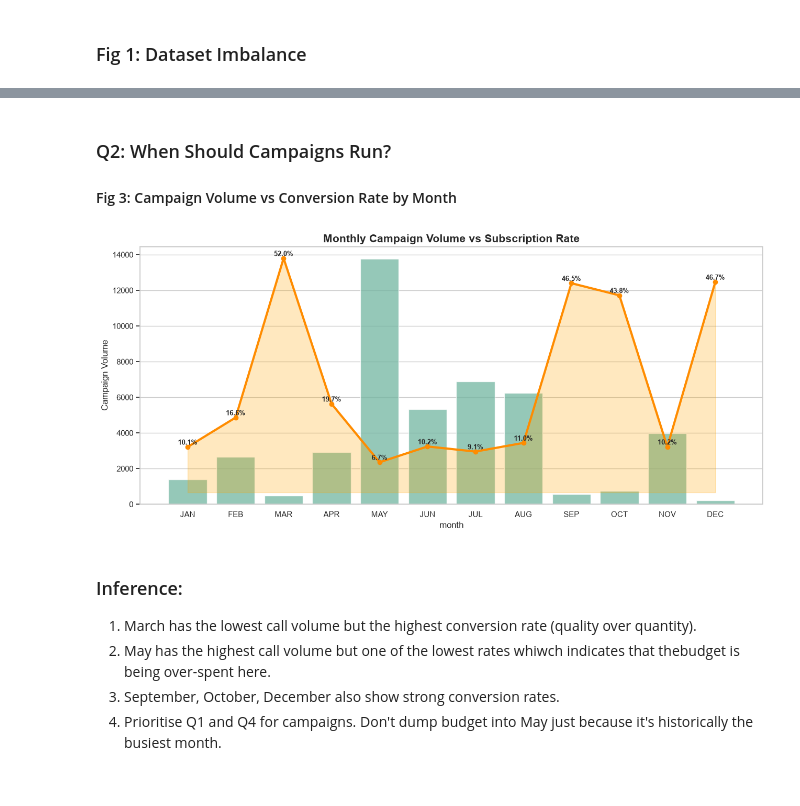
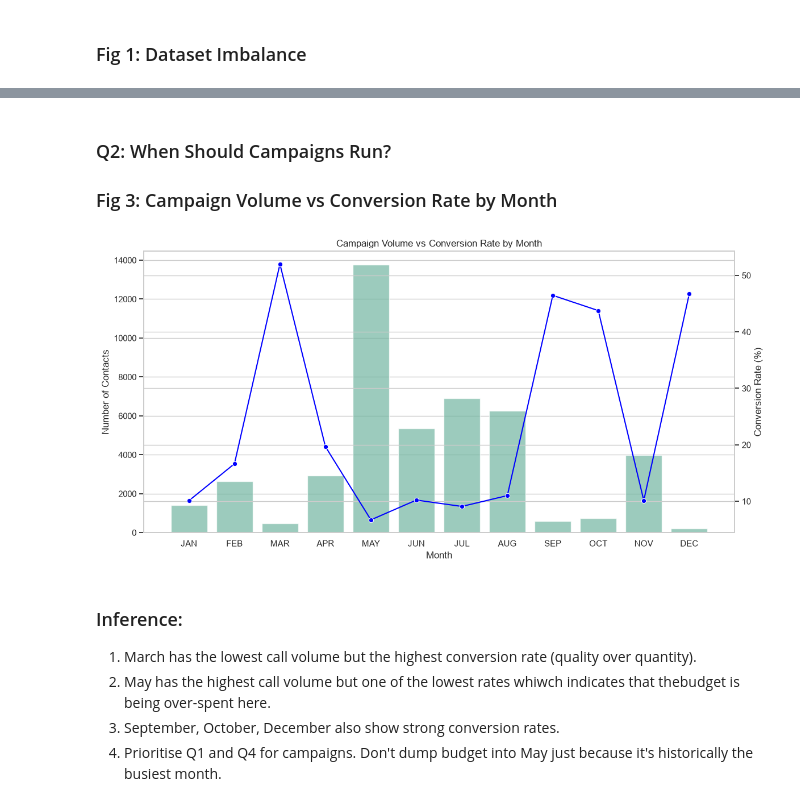
Before and after one commit to AsmiShirkeSamant/BANK-TERM-DEPOSIT-SUBSCRIPTION-PREDICTION, a Jupyter notebook: Propensity_v2.ipynb, the cells around one changed output, grey strips where cells are left out. Cells and saved outputs as stored; diff of their text form; code cells hidden in the pictures.

```diff
--- a/Propensity_v2.ipynb
+++ b/Propensity_v2.ipynb
@@ -71,8 +67,8 @@ sns.set_theme(style='whitegrid', palette='Set2')
 # %%
-#loading the dataset
 data = pd.read_csv("bank-full.csv", sep=';')
 
-for col in data.select_dtypes('object'): data[col] = data[col].str.strip().str.upper()
+for col in data.select_dtypes('object'):
+    data[col] = data[col].str.strip().str.upper()
 
 data.head()
 # %% [output]
@@ -333,39 +308,31 @@ plt.show()
 2. Combined with housing loan, customers carrying both types of debt are the least likely to subscribe. Use loan burden as a soft negative signal in targeting.
 # %% [markdown]
 ### Q2: When Should Campaigns Run?
-#### Fig 3: Campaign Volume vs Conversion Rate by Month
+### Fig 3: Campaign Volume vs Conversion Rate by Month
 # %%
-month_order = ['JAN','FEB','MAR','APR','MAY','JUN',
-               'JUL','AUG','SEP','OCT','NOV','DEC']
+month_order = ['JAN','FEB','MAR','APR','MAY','JUN','JUL','AUG','SEP','OCT','NOV','DEC']
 
-monthly = pd.crosstab(data['month'],data['y'])
-monthly['Total']=monthly['YES']+monthly['NO']
-monthly['Rate']=monthly['YES']/monthly['Total']*100
-monthly=monthly.reset_index()
-monthly['month']=pd.Categorical(monthly['month'],categories=month_order,ordered=True)
-monthly=monthly.sort_values('month')
+monthly = pd.crosstab(data['month'], data['y'])
+monthly['total']= monthly['YES'] + monthly['NO']
+monthly['conversion_rate'] = monthly['YES'] / monthly['total'] * 100
+monthly = monthly.reset_index()
+monthly['month'] = pd.Categorical(monthly['month'], categories=month_order, ordered=True)
+monthly = monthly.sort_values('month')
 
-fig,ax1=plt.subplots(figsize=(13,6))
+fig, ax1 = plt.subplots(figsize=(12, 6))
+ax2 = ax1.twinx()
 
-ax2=ax1.twinx()
+sns.barplot(data=monthly, x='month', y='total', ax=ax1, alpha=0.7)
+sns.lineplot(data=monthly, x='month', y='conversion_rate',marker='o', color='blue', ax=ax2)
 
-sns.barplot(data=monthly,x='month',y='Total',alpha=.75,ax=ax1)
-
-ax2.plot(monthly['month'],monthly['Rate'],color='darkorange',marker='o',linewidth=3)
-ax2.fill_between(monthly['month'].astype(str),monthly['Rate'],alpha=.25,color='orange')
-
-for x,y in enumerate(monthly['Rate']):
-    ax2.text(x,y+0.5,f'{y:.1f}%',ha='center',fontsize=9,fontweight='bold')
-
-ax1.set_ylabel('Campaign Volume')
-ax2.get_yaxis().set_visible(False)
-
-plt.title('Monthly Campaign Volume vs Subscription Rate',fontsize=15,fontweight='bold')
-
+ax1.set_ylabel('Number of Contacts')
+ax2.set_ylabel('Conversion Rate (%)')
+ax1.set_xlabel('Month')
+plt.title('Campaign Volume vs Conversion Rate by Month')
 plt.tight_layout()
 plt.show()
 # %% [output]
-[figure, old version]
+[figure, new version]
 # %% [markdown]
 ### Inference:
 1. March has the lowest call volume but the highest conversion rate (quality over quantity).
```
Also changed, not shown: parts of 31 cells of this notebook, 10 other files.
